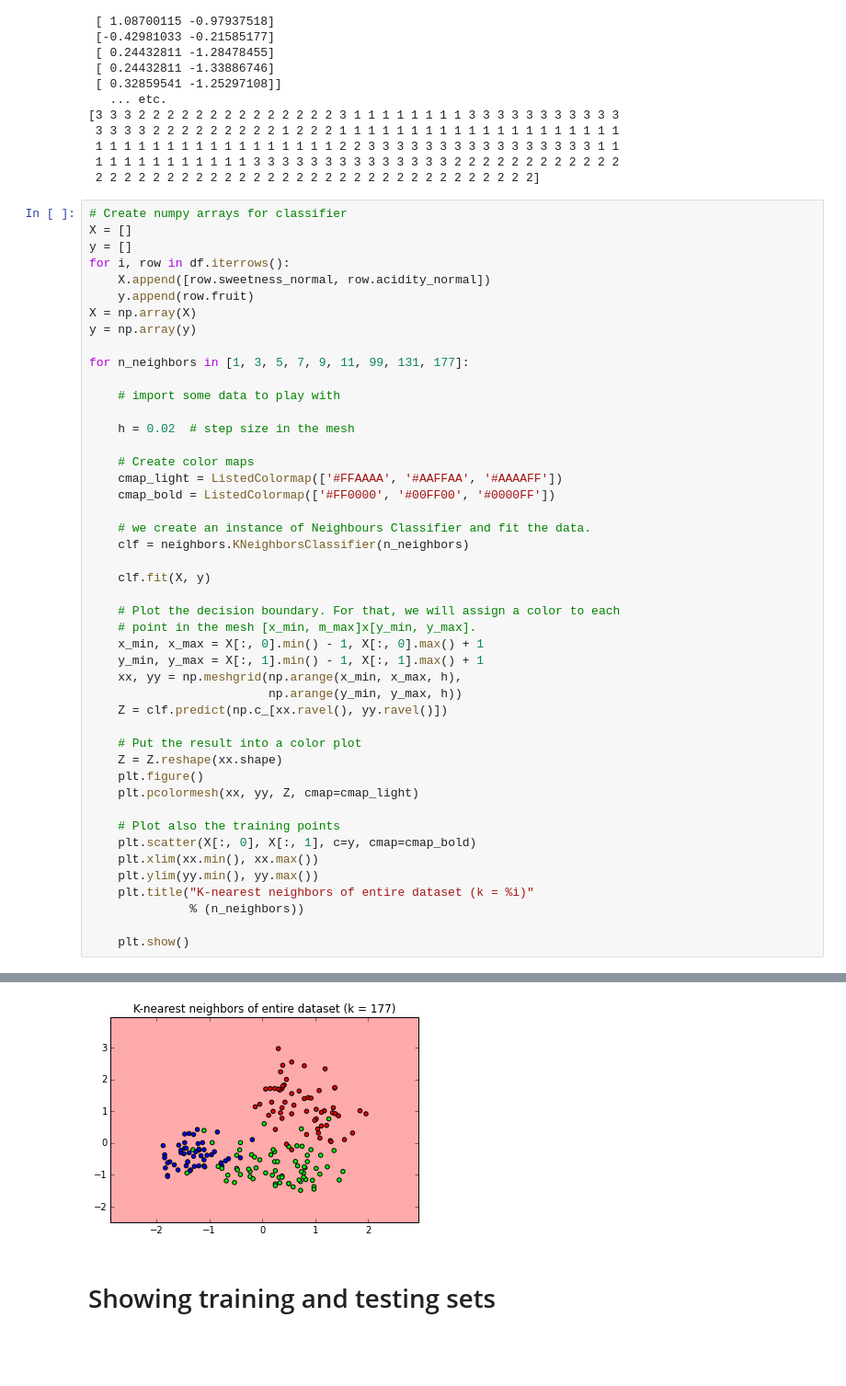
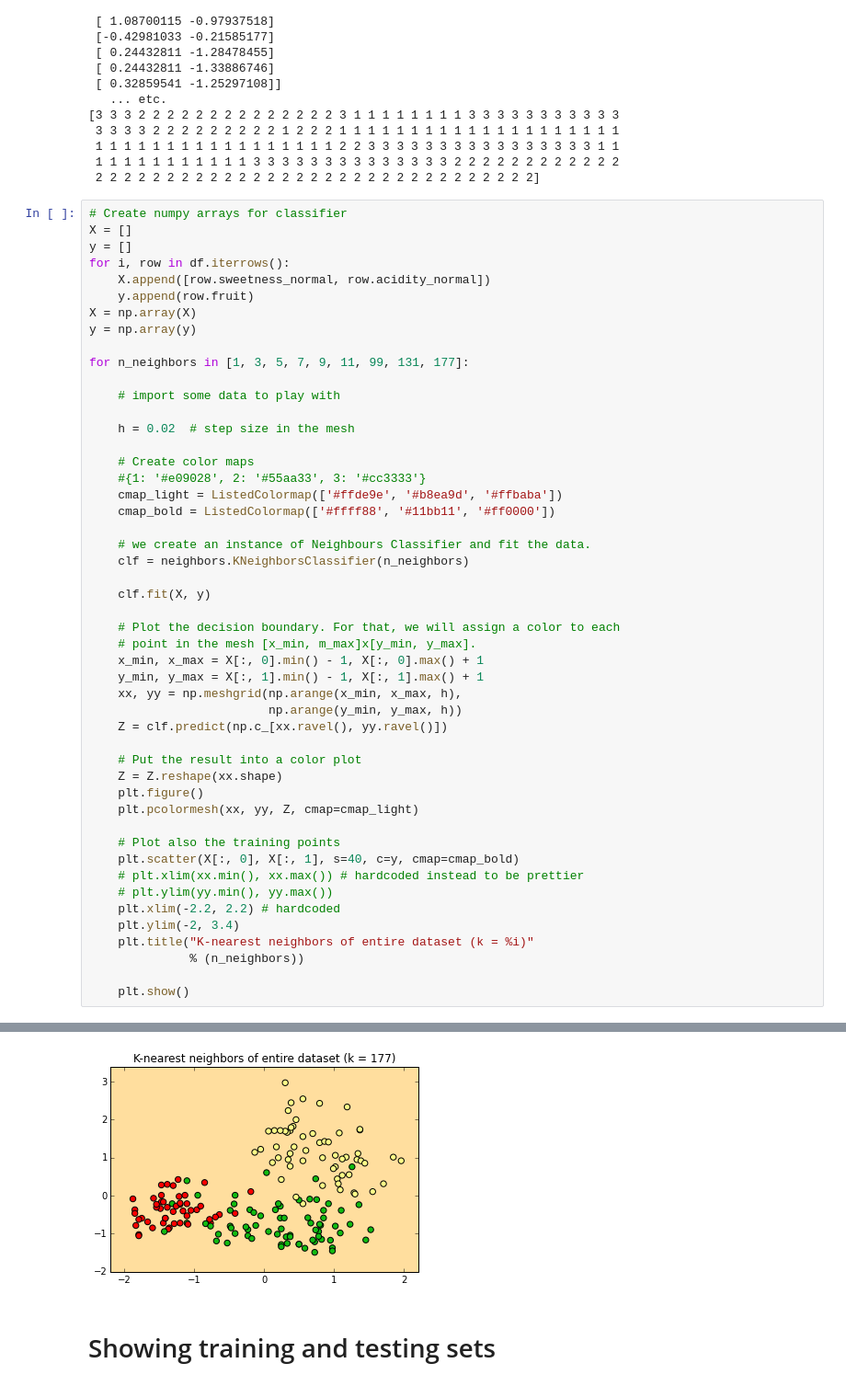
Before and after one commit to Prooffreader/intro_machine_learning, a Jupyter notebook: 04_Classification_kNN.ipynb, the cells around one changed output, grey strips where cells are left out. Shown at 92% size. Cells and saved outputs as stored; diff of their text form; blank space fills up the shorter version.

```diff
--- a/04_Classification_kNN.ipynb
+++ b/04_Classification_kNN.ipynb
@@ -61,8 +61,9 @@ for n_neighbors in [1, 3, 5, 7, 9, 11, 99, 131, 177]:
     h = 0.02  # step size in the mesh
 
     # Create color maps
-    cmap_light = ListedColormap(['#FFAAAA', '#AAFFAA', '#AAAAFF'])
-    cmap_bold = ListedColormap(['#FF0000', '#00FF00', '#0000FF'])
+    #{1: '#e09028', 2: '#55aa33', 3: '#cc3333'}
+    cmap_light = ListedColormap(['#ffde9e', '#b8ea9d', '#ffbaba'])
+    cmap_bold = ListedColormap(['#ffff88', '#11bb11', '#ff0000'])
 
     # we create an instance of Neighbours Classifier and fit the data.
     clf = neighbors.KNeighborsClassifier(n_neighbors)
@@ -83,9 +84,11 @@ for n_neighbors in [1, 3, 5, 7, 9, 11, 99, 131, 177]:
     plt.pcolormesh(xx, yy, Z, cmap=cmap_light)
 
     # Plot also the training points
-    plt.scatter(X[:, 0], X[:, 1], c=y, cmap=cmap_bold)
-    plt.xlim(xx.min(), xx.max())
-    plt.ylim(yy.min(), yy.max())
+    plt.scatter(X[:, 0], X[:, 1], s=40, c=y, cmap=cmap_bold)
+    # plt.xlim(xx.min(), xx.max()) # hardcoded instead to be prettier
+    # plt.ylim(yy.min(), yy.max())
+    plt.xlim(-2.2, 2.2) # hardcoded
+    plt.ylim(-2, 3.4)
     plt.title("K-nearest neighbors of entire dataset (k = %i)"
               % (n_neighbors))
 
@@ -102,4 +105,4 @@ for n_neighbors in [1, 3, 5, 7, 9, 11, 99, 131, 177]:
-[figure, old version]
+[figure, new version]
 # %% [markdown]
 # Showing training and testing sets
 # %%
```
Also changed, not shown: parts of 11 cells of this notebook, 12 other files.
